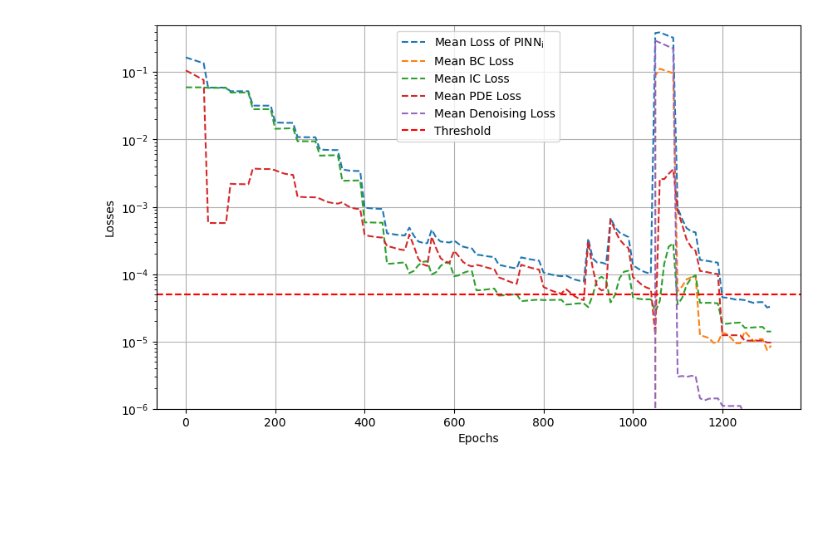
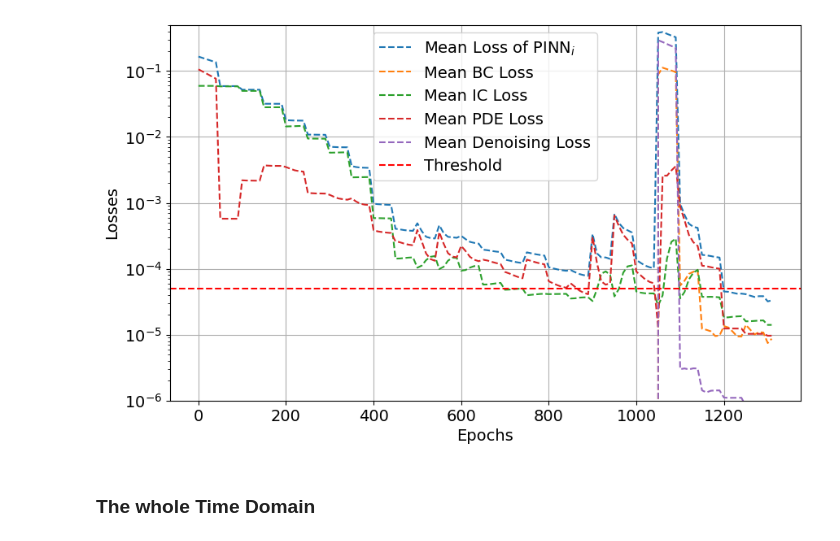
Before and after one commit to SFETNI/PINNs_MPF--a-Physics-Informed-Neural-Network-for-Multi-Phase-Field-problems, a Jupyter notebook: Benchmark_4_dual_phase_one_phase_4NN_interfacial_motion/losses/losses.ipynb, the cells around one changed output. Drawn from its saved outputs; the diff is of its cells as text; code cells hidden in the pictures; blank space fills up the shorter version.

```diff
--- a/Benchmark_4_dual_phase_one_phase_4NN_interfacial_motion/losses/losses.ipynb
+++ b/Benchmark_4_dual_phase_one_phase_4NN_interfacial_motion/losses/losses.ipynb
@@ -84,0 +76,2 @@ Num Pinns to Train Values: [4, 4, 4, 4, 4, 4, 4, 4, 4, 4, 4, 4, 4, 4, 4, 4, 4, 4
+# %%
+epochs,mean_losses, loss_BC_values,loss_IC_values,  loss_f_values, loss_sum_values, min_losses, max_losses, max_losses_indices,num_pinns_to_train_values=  process_log_file("output_t0_t1.log")
@@ -94,7 +99,6 @@ def find_non_zero_index(epochs, loss_BC_values):
     # If no non-zero value is found, you might want to handle this case accordingly
     return None
 # %%
-
 
 # Plotting
 plt.figure(figsize=(10, 6))
@@ -104,34 +108,38 @@ plt.plot(epochs, mean_losses, label='Mean Loss of PINN$_{i}$', linestyle='--')
 
 # Plot mean loss of BC and IC
 #plt.plot( [loss_BC + loss_IC for loss_BC, loss_IC in zip(loss_BC_values, loss_IC_values)], label='Mean Loss of BC + IC', marker='o', linestyle='--')
 
 # Plot mean loss of BC
 plt.plot( epochs, loss_BC_values, label='Mean BC Loss', linestyle='--')
 
 
 # Plot mean loss of IC
 plt.plot(epochs, loss_IC_values, label='Mean IC Loss', linestyle='--')
 
 # Plot mean loss of f
 plt.plot(epochs, loss_f_values, label='Mean PDE Loss', linestyle='--')
 
 mean_denoising_loss=abs(np.asarray(mean_losses)-np.asarray(loss_IC_values)-np.asarray(loss_f_values))-np.asarray(loss_BC_values)
 index = find_non_zero_index(epochs, loss_BC_values)
 mean_denoising_loss[:index] =0
 plt.plot(epochs, mean_denoising_loss, label='Mean Denoising Loss', linestyle='--')
 
 # Plot maximum and minimum losses
 #plt.plot(max_losses, label='Maximum Loss', marker='^', color='cyan')
 #plt.plot( min_losses, label='Minimum Loss', marker='v', color='magenta')
 plt.axhline(y=5e-5, color='r', linestyle='--', label='Threshold')
 # Add labels and legend
-plt.xlabel('Epochs')
-plt.ylabel('Losses')
+plt.xlabel('Epochs',fontsize=14)
+plt.ylabel('Losses',fontsize=14)
 plt.yscale('log')
 plt.ylim(bottom=1e-6, top=5e-1)
 #plt.title('Losses Over Epochs')
-plt.legend()
+plt.legend(fontsize=14)
+plt.xticks(fontsize=14)
+plt.yticks(fontsize=14)
 plt.grid(True)
 plt.show()
 # %% [output]
-[figure, old version]
+[figure, new version]
+# %% [markdown]
+### The whole Time Domain
```
Also changed, not shown: parts of 3 cells of this notebook, 9 other files.
